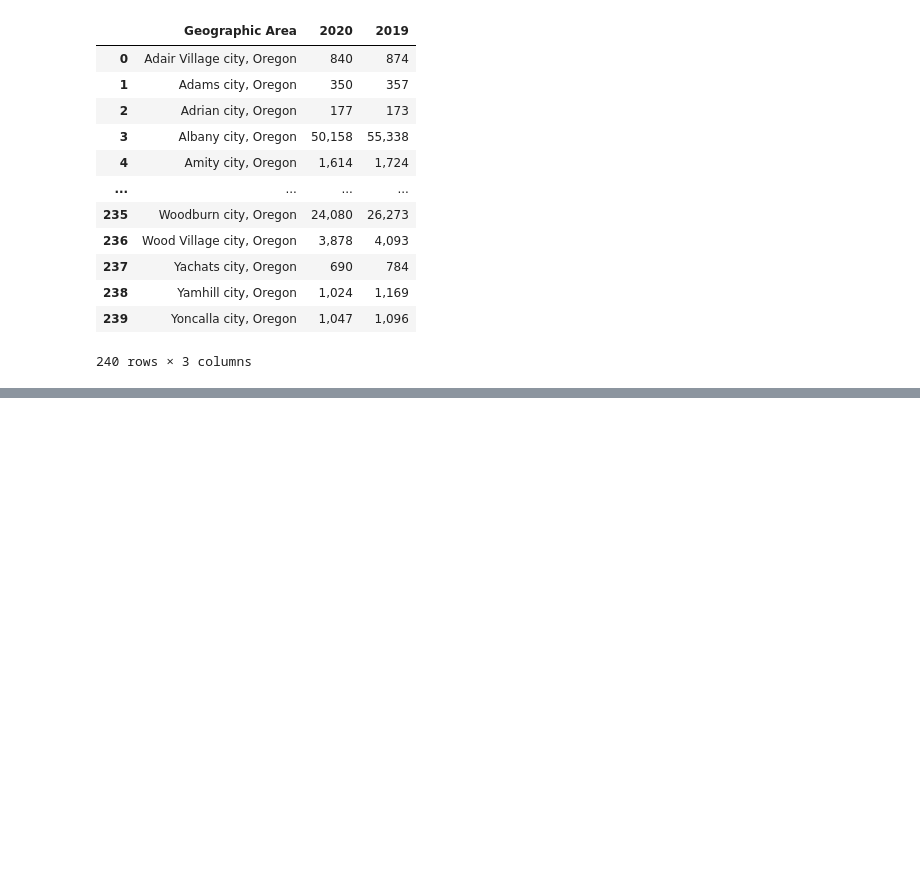
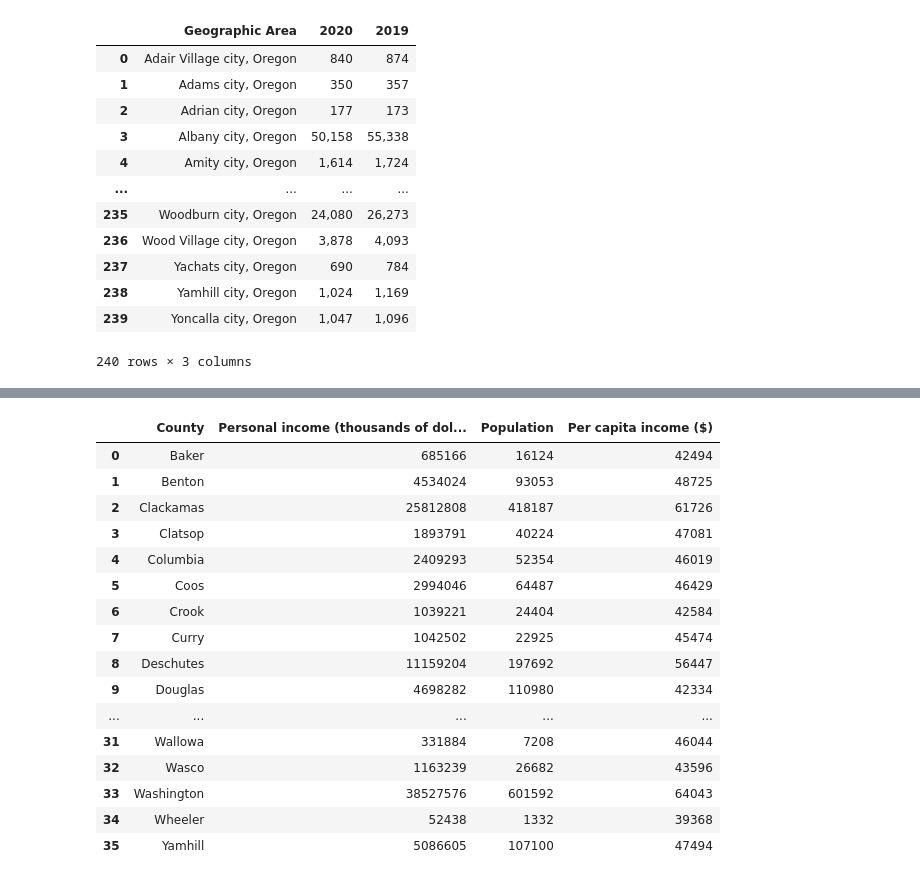
Before and after one commit to theesacker/Cannabis-Opportunity-Analysis, a Jupyter notebook: python/leos_notebook.ipynb, the cells around one changed output, grey strips where cells are left out. Drawn from its saved outputs; the diff is of its cells as text; code cells hidden in the pictures; blank space fills up the shorter version.

```diff
--- a/python/leos_notebook.ipynb
+++ b/python/leos_notebook.ipynb
@@ -69,3 +84,28 @@ ValueError: Length of values does not match length of index
+# %%
+for index, row in county_per_cap_income_df.iterrows():
+    county_name = row["County"].split(", ")[0]
+
+    county_per_cap_income_df.loc[index, "County"] = county_name
+
+county_per_cap_income_df
+# %% [output]
+|  | County | Personal income (thousands of dol... | Population | Per capita income ($) |
+| 0 | Baker | 685166 | 16124 | 42494 |
+| 1 | Benton | 4534024 | 93053 | 48725 |
+| 2 | Clackamas | 25812808 | 418187 | 61726 |
+| 3 | Clatsop | 1893791 | 40224 | 47081 |
+| 4 | Columbia | 2409293 | 52354 | 46019 |
+| 5 | Coos | 2994046 | 64487 | 46429 |
+| 6 | Crook | 1039221 | 24404 | 42584 |
+| 7 | Curry | 1042502 | 22925 | 45474 |
+| 8 | Deschutes | 11159204 | 197692 | 56447 |
+| 9 | Douglas | 4698282 | 110980 | 42334 |
+| ... | ... | ... | ... | ... |
+| 31 | Wallowa | 331884 | 7208 | 46044 |
+| 32 | Wasco | 1163239 | 26682 | 43596 |
+| 33 | Washington | 38527576 | 601592 | 64043 |
+| 34 | Wheeler | 52438 | 1332 | 39368 |
+| 35 | Yamhill | 5086605 | 107100 | 47494 |
 # %%
 retail_licenses_df
 # %% [output]
```
Also changed, not shown: parts of 10 cells of this notebook, 1 other file.
